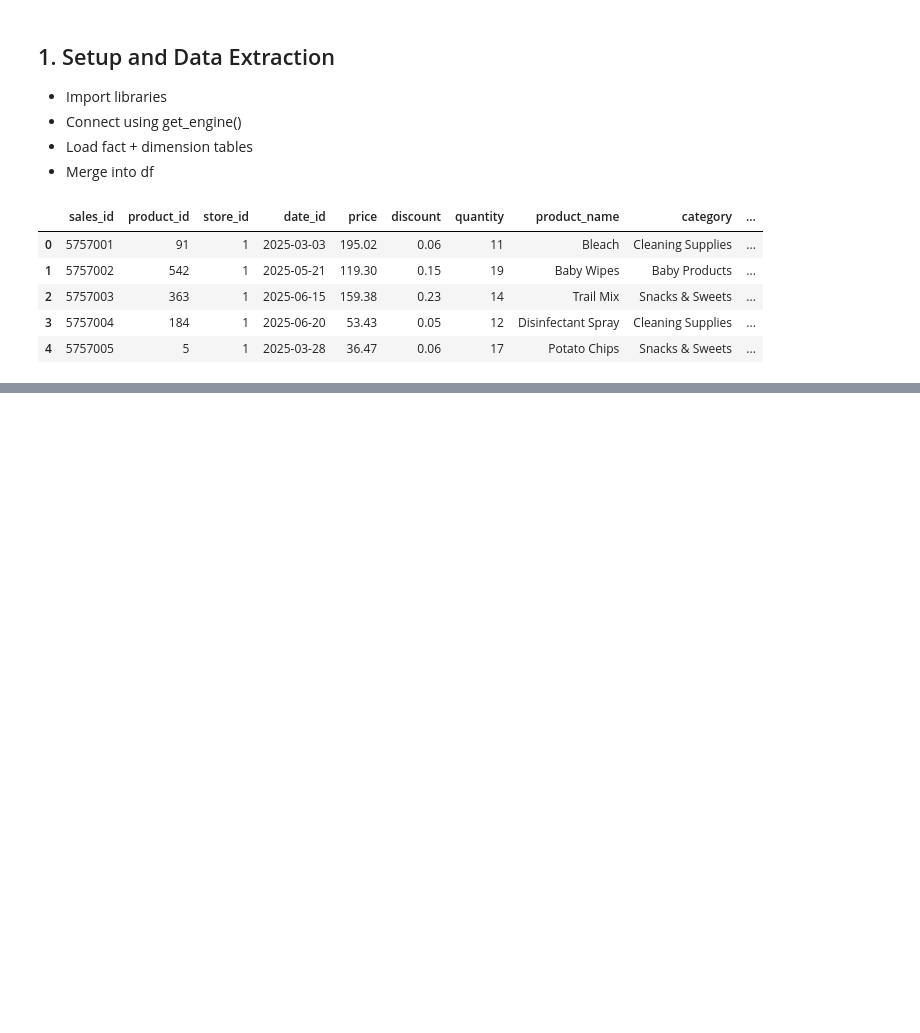
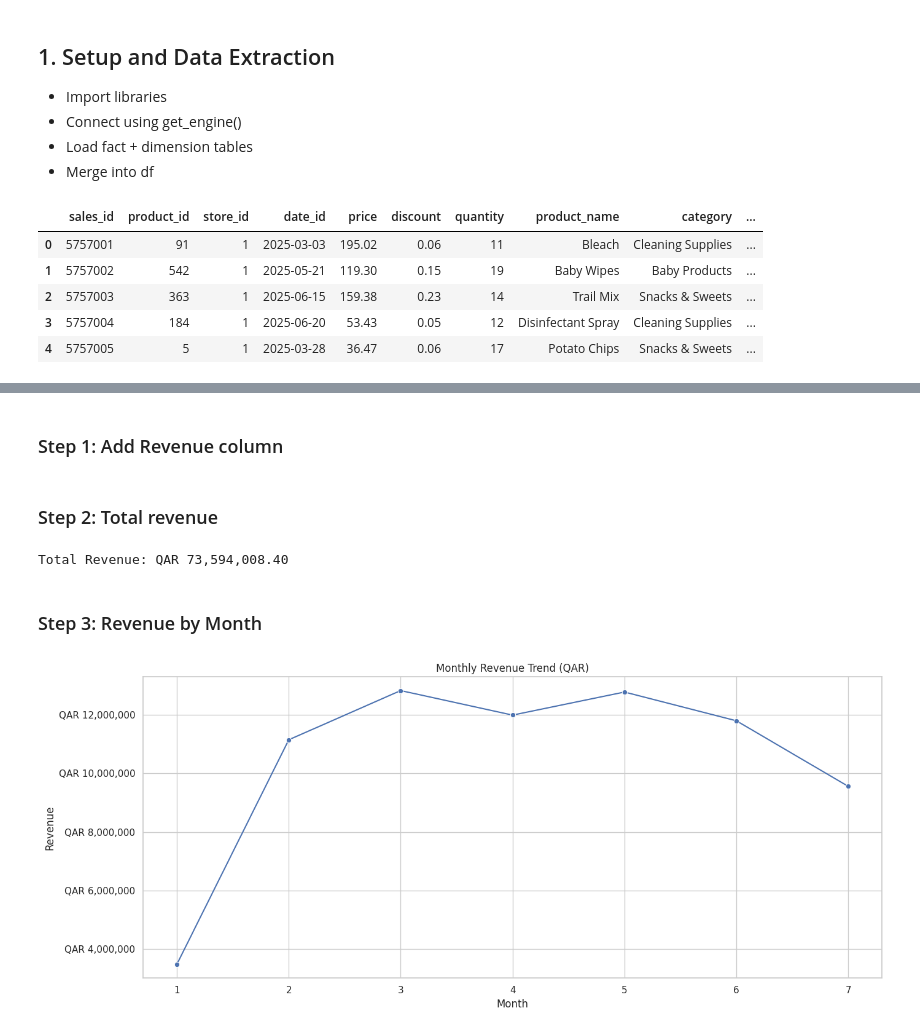
Before and after one commit to ifuzail/qatar-sales-forecasting, a Jupyter notebook: notebooks/sales_eda.ipynb, the cells around one changed output, grey strips where cells are left out. Saved outputs shown, nothing was run; the diff lists cells and outputs as text; code cells hidden in the pictures; blank space fills up the shorter version.

```diff
--- a/notebooks/sales_eda.ipynb
+++ b/notebooks/sales_eda.ipynb
@@ -53,0 +151,41 @@ df.head()
+# %% [markdown]
+### Step 1: Add Revenue column
+# %%
+
+#revenue = (price - discount * price) * quantity
+
+df['net_price'] = df['price'] * (1 - df['discount'])
+df['revenue'] = df['net_price'] * df['quantity']
+# %% [markdown]
+### Step 2: Total revenue
+# %%
+
+total_revenue = df['revenue'].sum()
+print(f"Total Revenue: QAR {total_revenue:,.2f}")
+# %% [output]
+Total Revenue: QAR 73,594,008.40
+# %% [markdown]
+### Step 3: Revenue by Month
+# %%
+#ensure date_sold is in datetime format
+df['date_sold'] = pd.to_datetime(df['date_sold'])
+
+#extract monthly revenue
+monthly_revenue = df.groupby('month')['revenue'].sum().reset_index()
+monthly_revenue['month'] = monthly_revenue['month'].astype(str)
+
+#plot
+plt.figure(figsize=(14,6))
+ax = sns.lineplot(data=monthly_revenue, x='month', y='revenue', marker='o')
+
+def format_qatari_currency(x, pos):
+    return f"QAR {x:,.0f}"  # formats like QAR 123,456
+
+ax.yaxis.set_major_formatter(mtick.FuncFormatter(format_qatari_currency))
+plt.title("Monthly Revenue Trend (QAR)")
+plt.ylabel("Revenue")
+plt.xlabel("Month")
+plt.tight_layout()
+plt.show()
+# %% [output]
+[figure, added]
```
Also changed, not shown: parts of 48 cells of this notebook, 2 other files.
